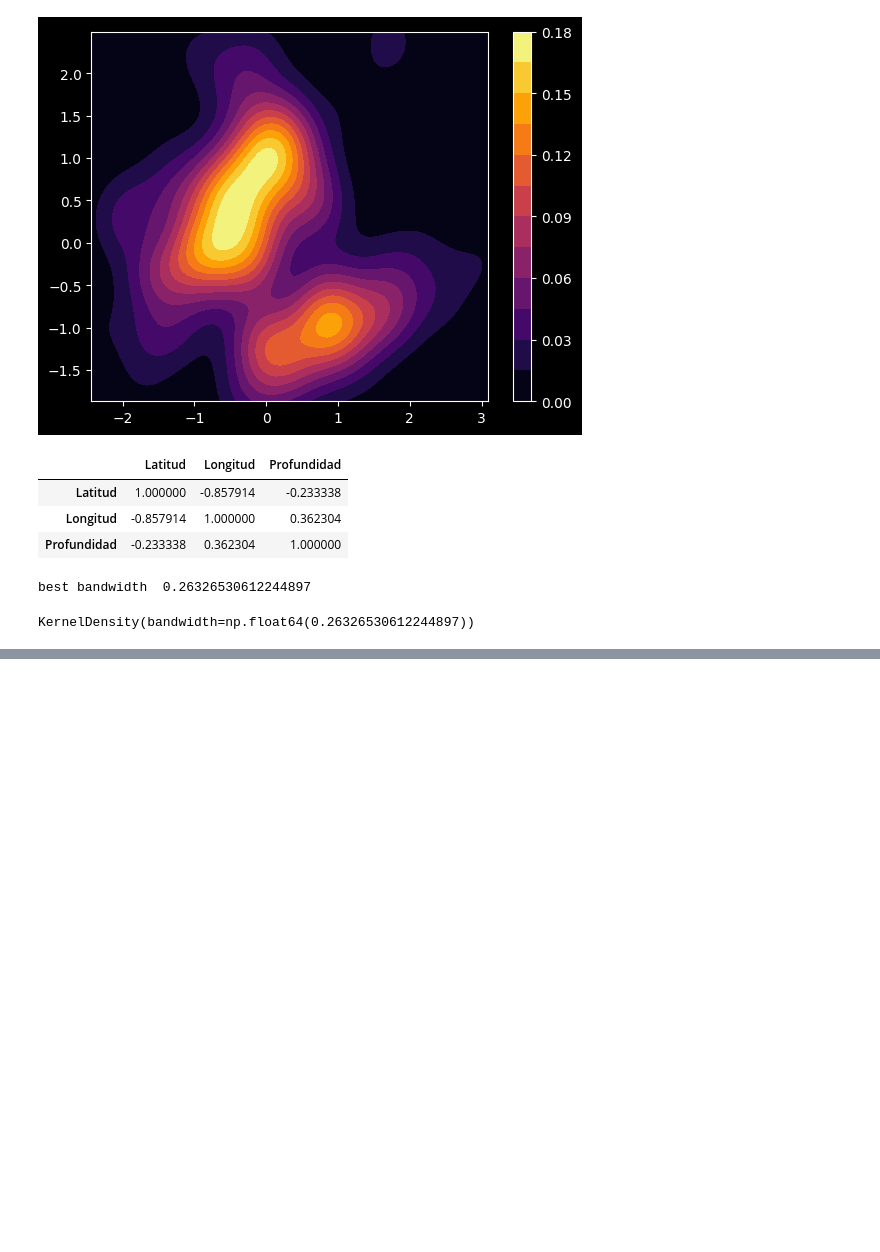
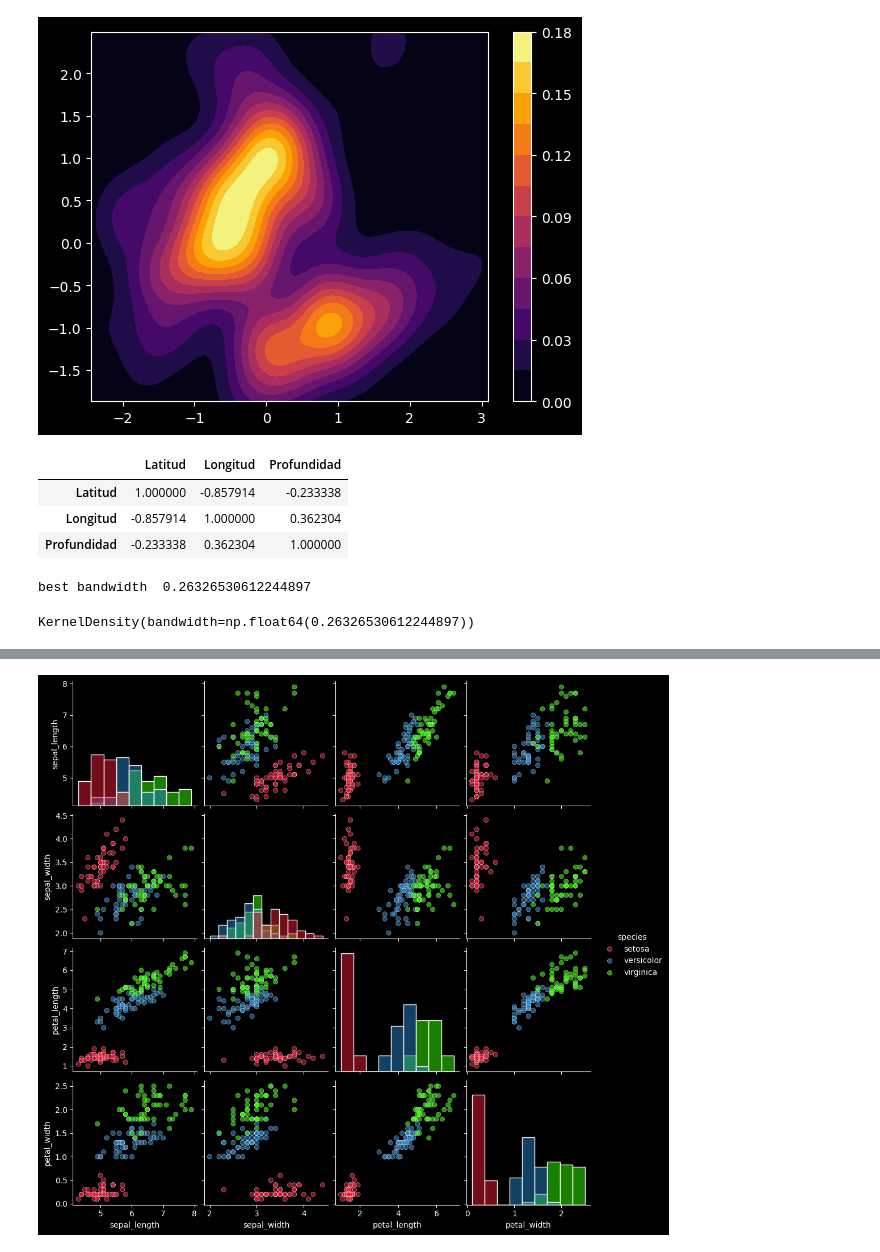
Before and after one commit to EdilbertoAntonio/ejercicios_maestria_icd, a Jupyter notebook: mineria de datos/Exploratory analysis_Visualization_2.ipynb, the cells around one changed output, grey strips where cells are left out. Saved outputs shown, nothing was run; the diff lists cells and outputs as text; code cells hidden in the pictures; blank space fills up the shorter version.

Commit message:
avance pca, pairplot

```diff
--- a/mineria de datos/Exploratory analysis_Visualization_2.ipynb
+++ b/mineria de datos/Exploratory analysis_Visualization_2.ipynb
@@ -604,3 +604,19 @@ kde.fit(X_standard)
 # %% [output]
 best bandwidth  0.26326530612244897
 KernelDensity(bandwidth=np.float64(0.26326530612244897))
+# %%
+### 23 oct
+### multivariate EDA
+# nongraphical: mean vector, covariance matrix (correlation matrix), descriptive statistics
+
+import seaborn as sns
+import pandas as pd
+import numpy as np
+
+iris = sns.load_dataset('iris')
+X = iris.iloc[:,:4]
+mean_vector = X.mean()
+covariance_matrix = X.cov()     # X.corr()
+display(covariance_matrix)
+descriptive_report = X.describe(include='all')
+display(descriptive_report)
@@ -606,0 +726,7 @@ KernelDensity(bandwidth=np.float64(0.26326530612244897))
+# %%
+sns.pairplot(iris, vars=X.columns.tolist(), hue='species', diag_kind='hist', corner=False,
+            plot_kws = {"alpha":0.6, 's':35},
+            palette={'setosa': '#E61A33', 'versicolor': '#2683C6', 'virginica': '#32FF00'})
+plt.show()
+# %% [output]
+[figure, added]
```
Also changed, not shown: parts of 8 cells of this notebook, 2 other files.
